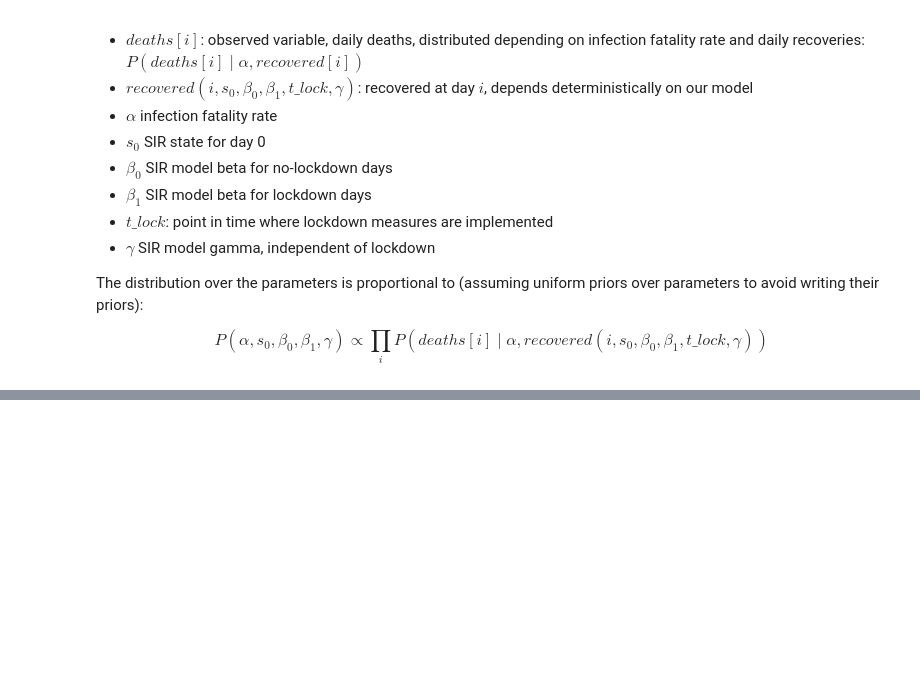
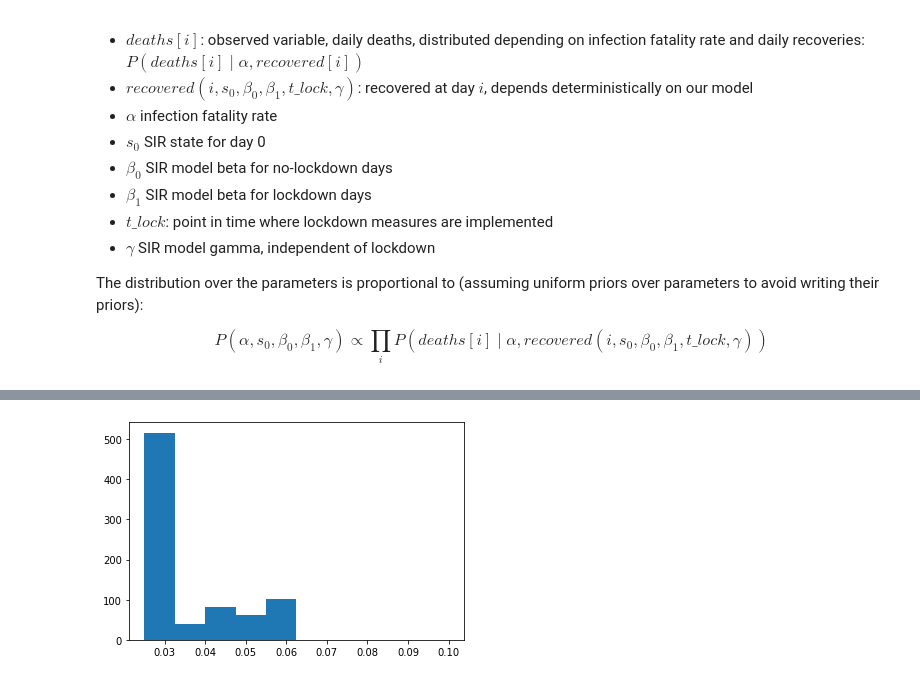
Before and after one commit to miguelsimon/armchair-covid19, a Jupyter notebook: inference.ipynb, the cells around one changed output, grey strips where cells are left out. Cells and saved outputs as stored; diff of their text form; code cells hidden in the pictures; blank space fills up the shorter version.

```diff
--- a/inference.ipynb
+++ b/inference.ipynb
@@ -55,0 +104,7 @@ b_gamma : Tuple[float]
+# %%
+# discard first 200 samples
+samples = sampler.samples[200:]
+
+_ = plt.hist([s.gamma for s in samples], range = spec.b_gamma)
+# %% [output]
+[figure, added]
```
Also changed, not shown: parts of 15 cells of this notebook, 5 other files.
